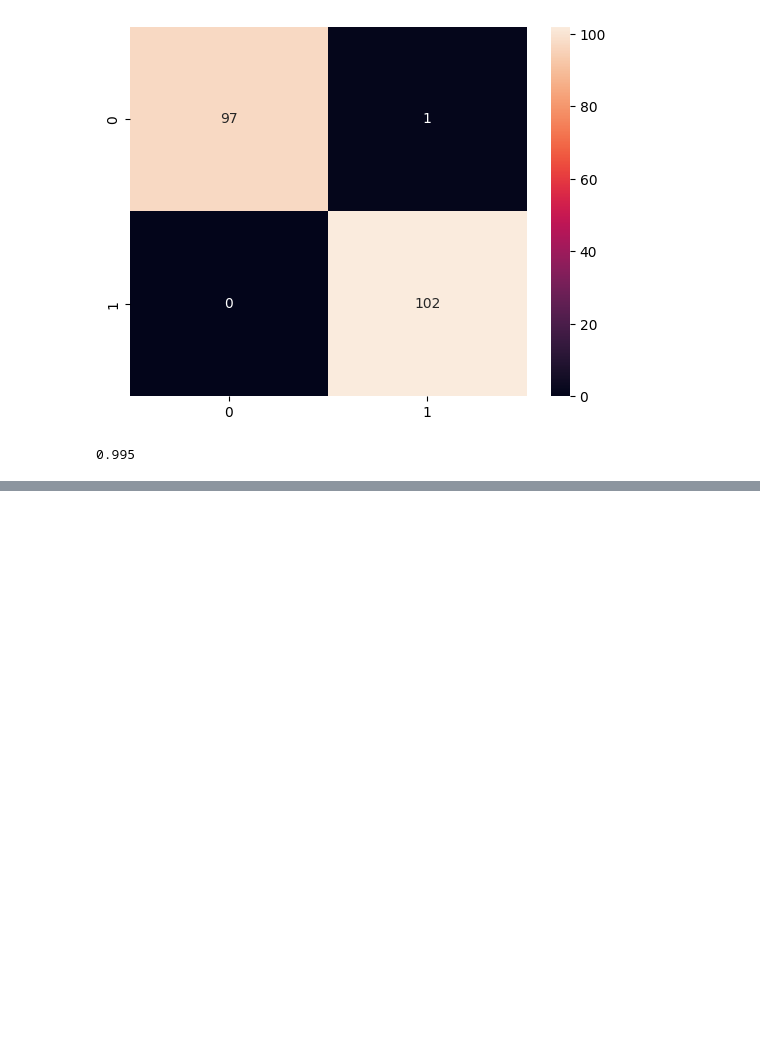
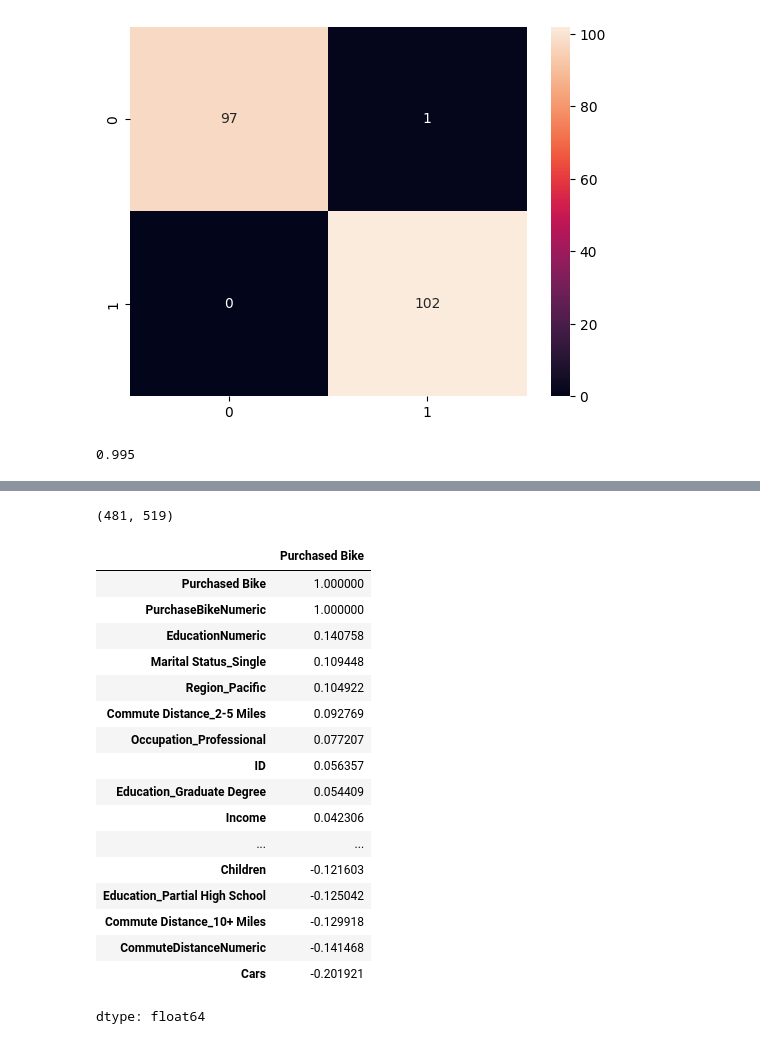
Before and after one commit to lewinskie254/eda, a Jupyter notebook: Anova_On_Steroids.ipynb, the cells around one changed output, grey strips where cells are left out. Drawn from its saved outputs; the diff is of its cells as text; code cells hidden in the pictures; blank space fills up the shorter version.

```diff
--- a/Anova_On_Steroids.ipynb
+++ b/Anova_On_Steroids.ipynb
@@ -373,0 +423,16 @@ accuracy_score(y_test, y_preds)
+# %%
+# List all categorical columns EXCEPT the target
+categorical_data_types = [
+    'Marital Status', 'Gender', 'Education',
+    'Occupation', 'Home Owner', 'Commute Distance', 'Region'
+]
+
+# Encode only those
+encoded_df = pd.get_dummies(df, columns=categorical_data_types, drop_first=True)
+
+# Now safely separate features and target
+X = encoded_df.drop("Purchased Bike", axis=1)
+y = df["Purchased Bike"].map({"No": 0, "Yes": 1})
+
+
+encoded_df.columns
@@ -373,0 +511,27 @@ accuracy_score(y_test, y_preds)
+# %%
+len(df[df["Purchased Bike"] == "Yes"]), len(df[df["Purchased Bike"] == "No"])
+# %% [output]
+(481, 519)
+# %%
+# Check correlations with target
+encoded_df["Purchased Bike"] = df["Purchased Bike"].map({"No":0, "Yes":1})
+encoded_df.corr()["Purchased Bike"].sort_values(ascending=False)
+# %% [output]
+|  | Purchased Bike |
+| Purchased Bike | 1.000000 |
+| PurchaseBikeNumeric | 1.000000 |
+| EducationNumeric | 0.140758 |
+| Marital Status_Single | 0.109448 |
+| Region_Pacific | 0.104922 |
+| Commute Distance_2-5 Miles | 0.092769 |
+| Occupation_Professional | 0.077207 |
+| ID | 0.056357 |
+| Education_Graduate Degree | 0.054409 |
+| Income | 0.042306 |
+| ... | ... |
+| Children | -0.121603 |
+| Education_Partial High School | -0.125042 |
+| Commute Distance_10+ Miles | -0.129918 |
+| CommuteDistanceNumeric | -0.141468 |
+| Cars | -0.201921 |
+dtype: float64
```
Also changed, not shown: parts of 9 cells of this notebook.
